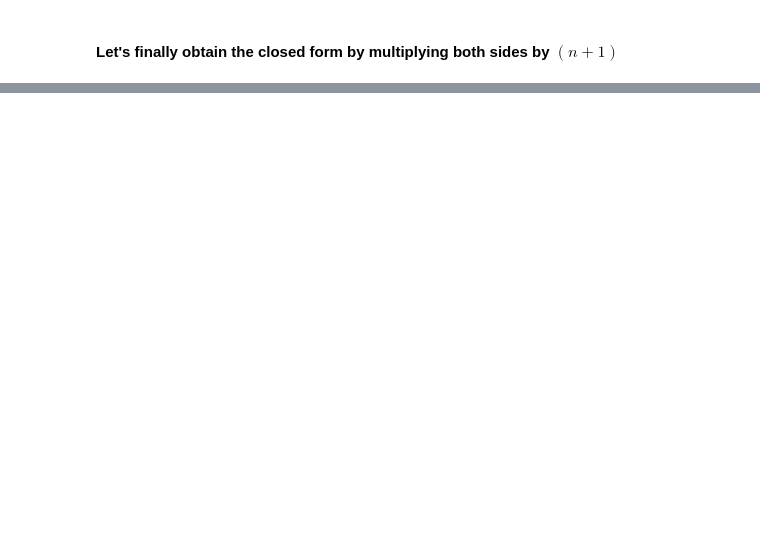
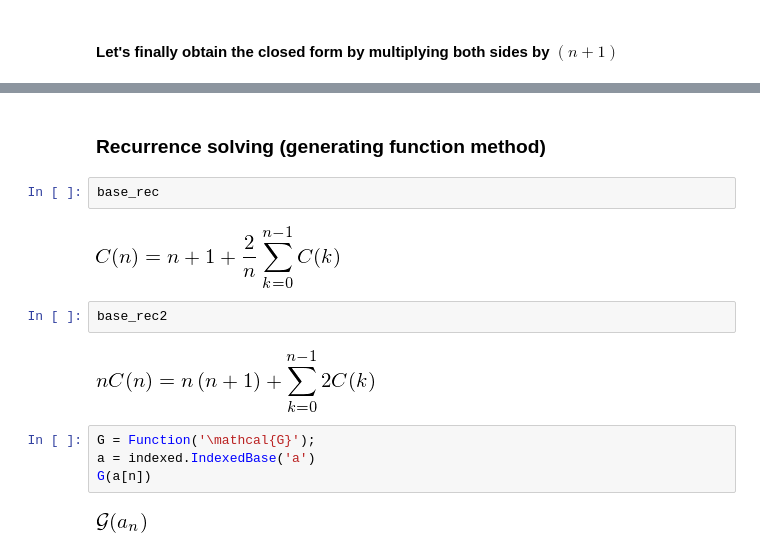
Before and after one commit to oddlord/uni, a Jupyter notebook: Progetto PAA.ipynb, the cells around one changed output, grey strips where cells are left out. Drawn from its saved outputs; the diff is of its cells as text; blank space fills up the shorter version.

Commit message:
First try with generating functions

```diff
--- a/Progetto PAA.ipynb
+++ b/Progetto PAA.ipynb
@@ -318,0 +319,16 @@ $$C{\left (n \right )} = 2 \left(n + 1\right) \left(\operatorname{harmonic}{\lef
+# %% [markdown]
+### Recurrence solving (generating function method)
+# %%
+base_rec
+# %% [output]
+[figure, added]
+# %%
+base_rec2
+# %% [output]
+[figure, added]
+# %%
+G = Function('\mathcal{G}');
+a = indexed.IndexedBase('a')
+G(a[n])
+# %% [output]
+[figure, added]
```
Also changed, not shown: parts of 19 cells of this notebook.
